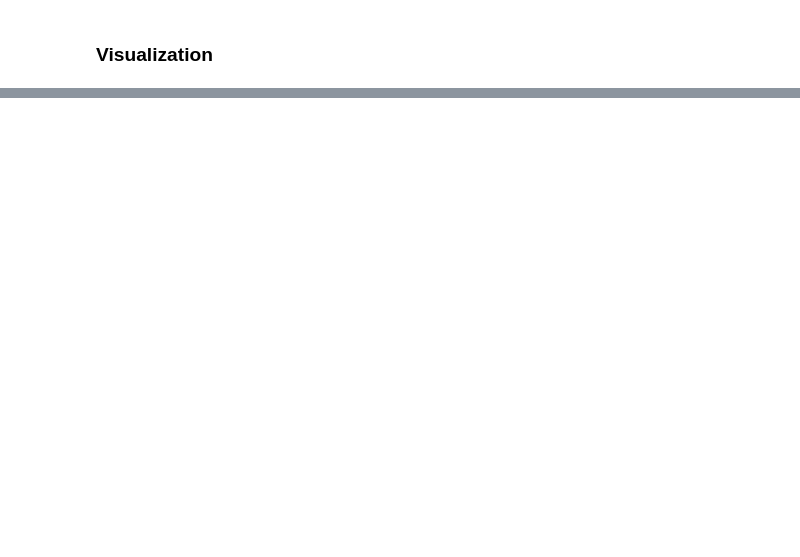
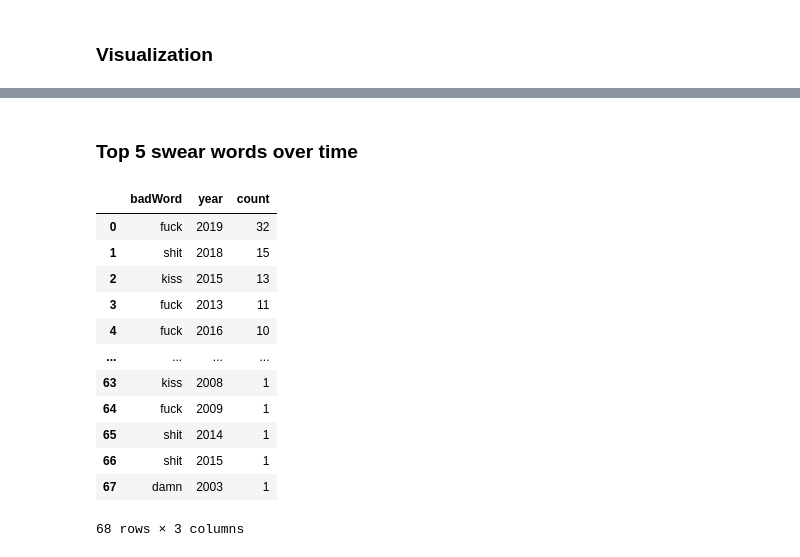
Before and after one commit to data301-2020-winter2/course-project-group_1052, a Jupyter notebook: analysis/Thomas/Tom_Milestone_2_Task_4.ipynb, the cells around one changed output, grey strips where cells are left out. Cells and saved outputs as stored; diff of their text form; code cells hidden in the pictures; blank space fills up the shorter version.

```diff
--- a/analysis/Thomas/Tom_Milestone_2_Task_4.ipynb
+++ b/analysis/Thomas/Tom_Milestone_2_Task_4.ipynb
@@ -115,3 +111,19 @@ sns.countplot(data=df_unique,
+# %% [markdown]
+### Top 5 swear words over time
 # %%
-df_word_count = pfT.words_per_year(df)
+df_word_count = pf.words_per_year_T4(df)
 df_word_count
+# %% [output]
+|  | badWord | year | count |
+| 0 | fuck | 2019 | 32 |
+| 1 | shit | 2018 | 15 |
+| 2 | kiss | 2015 | 13 |
+| 3 | fuck | 2013 | 11 |
+| 4 | fuck | 2016 | 10 |
+| ... | ... | ... | ... |
+| 63 | kiss | 2008 | 1 |
+| 64 | fuck | 2009 | 1 |
+| 65 | shit | 2014 | 1 |
+| 66 | shit | 2015 | 1 |
+| 67 | damn | 2003 | 1 |
+68 rows × 3 columns
```
Also changed, not shown: parts of 8 cells of this notebook, 1 other file.
